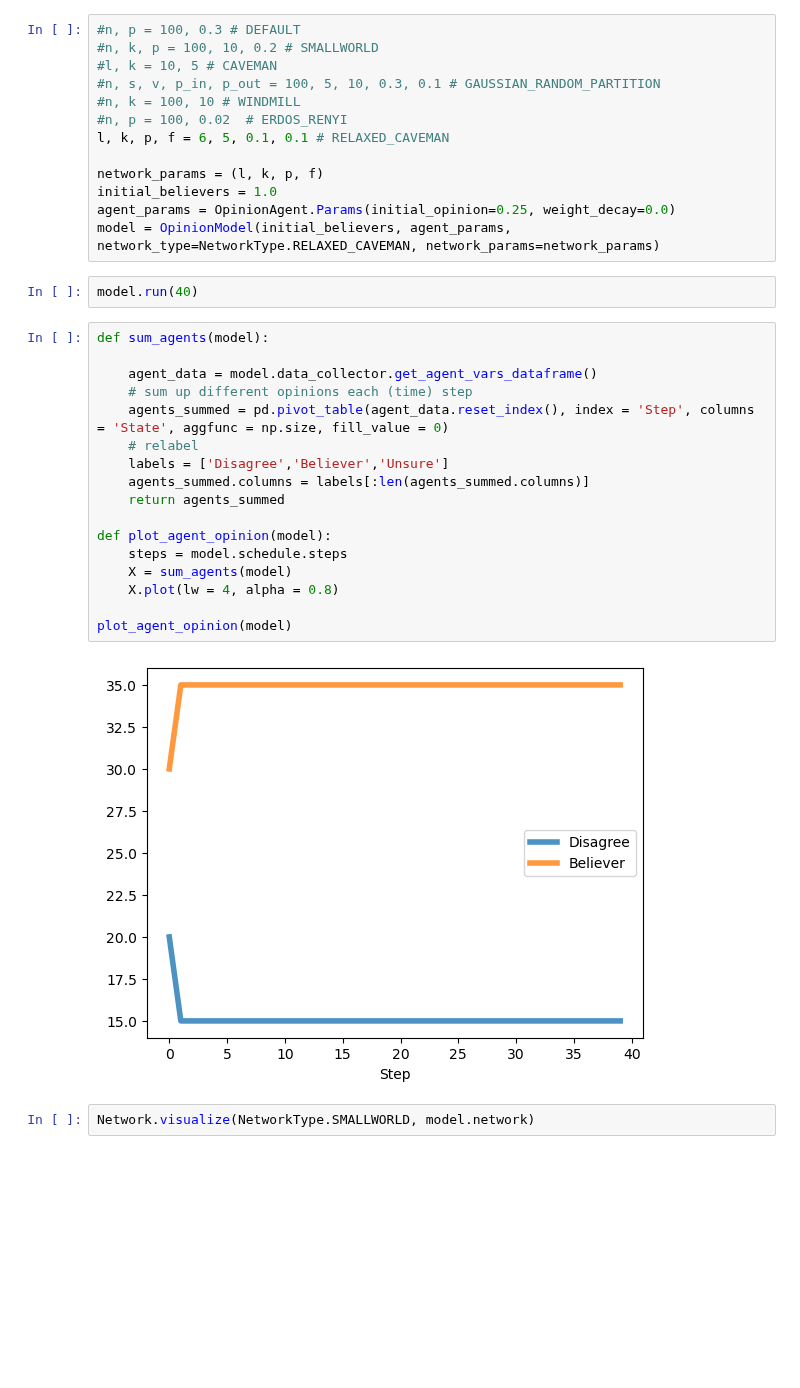
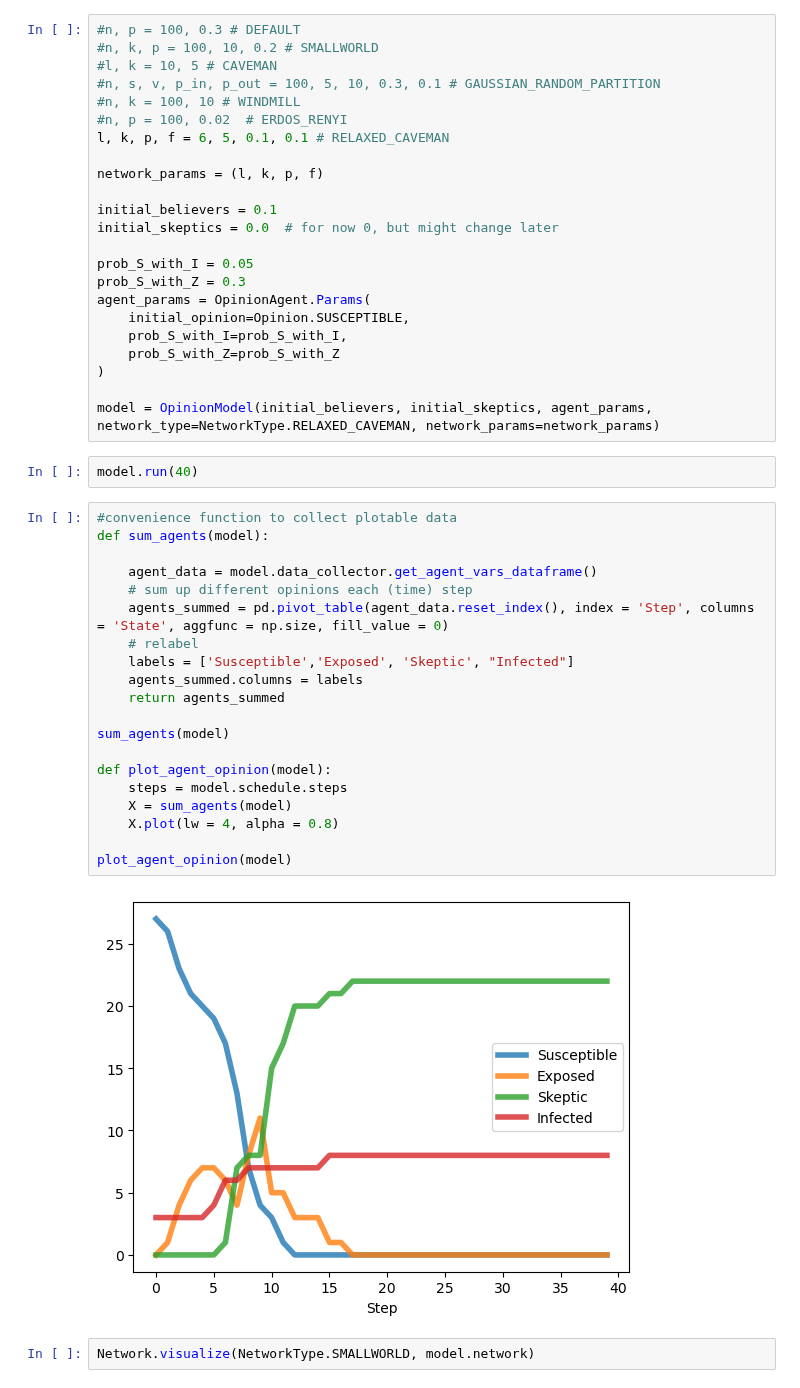
Before and after one commit to ChrisWitzany/opinion_network_model, a Jupyter notebook: simulation.ipynb, the cells around one changed output. Cells and saved outputs as stored; diff of their text form; blank space fills up the shorter version.

```diff
--- a/simulation.ipynb
+++ b/simulation.ipynb
@@ -27,30 +27,43 @@ from model import OpinionModel, OpinionAgent, Opinion
 l, k, p, f = 6, 5, 0.1, 0.1 # RELAXED_CAVEMAN
 
 network_params = (l, k, p, f)
-initial_believers = 1.0
-agent_params = OpinionAgent.Params(initial_opinion=0.25, weight_decay=0.0)
-model = OpinionModel(initial_believers, agent_params, network_type=NetworkType.RELAXED_CAVEMAN, network_params=network_params)
+
+initial_believers = 0.1
+initial_skeptics = 0.0  # for now 0, but might change later
+
+prob_S_with_I = 0.05
+prob_S_with_Z = 0.3
+agent_params = OpinionAgent.Params(
+    initial_opinion=Opinion.SUSCEPTIBLE,
+    prob_S_with_I=prob_S_with_I,
+    prob_S_with_Z=prob_S_with_Z
+)
+
+model = OpinionModel(initial_believers, initial_skeptics, agent_params, network_type=NetworkType.RELAXED_CAVEMAN, network_params=network_params)
 # %%
 model.run(40)
 # %%
+#convenience function to collect plotable data
 def sum_agents(model):
 
     agent_data = model.data_collector.get_agent_vars_dataframe()
     # sum up different opinions each (time) step
     agents_summed = pd.pivot_table(agent_data.reset_index(), index = 'Step', columns = 'State', aggfunc = np.size, fill_value = 0)
     # relabel
-    labels = ['Disagree','Believer','Unsure']
-    agents_summed.columns = labels[:len(agents_summed.columns)]
+    labels = ['Susceptible','Exposed', 'Skeptic', "Infected"]
+    agents_summed.columns = labels
     return agents_summed
+
+sum_agents(model)
 
 def plot_agent_opinion(model):
     steps = model.schedule.steps
     X = sum_agents(model)
     X.plot(lw = 4, alpha = 0.8)
 
 plot_agent_opinion(model)
 # %% [output]
-[figure, old version]
+[figure, new version]
 # %%
 Network.visualize(NetworkType.SMALLWORLD, model.network)
 # %% [output]
```
Also changed, not shown: parts of 4 cells of this notebook, 1 other file.
